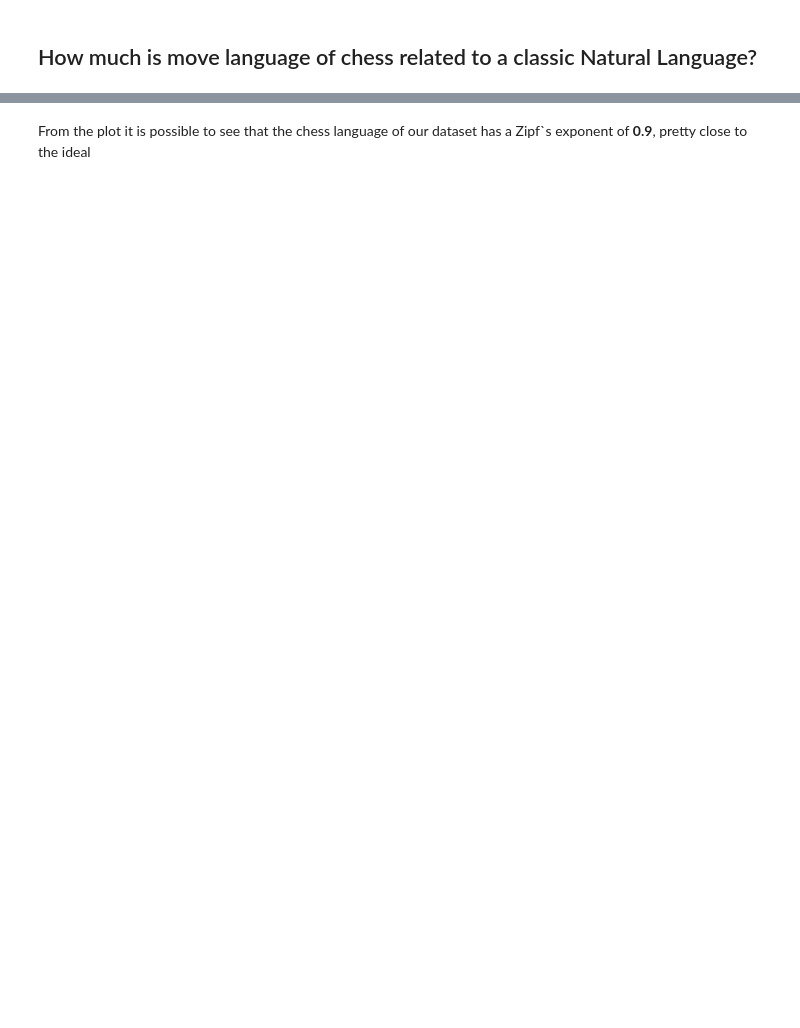
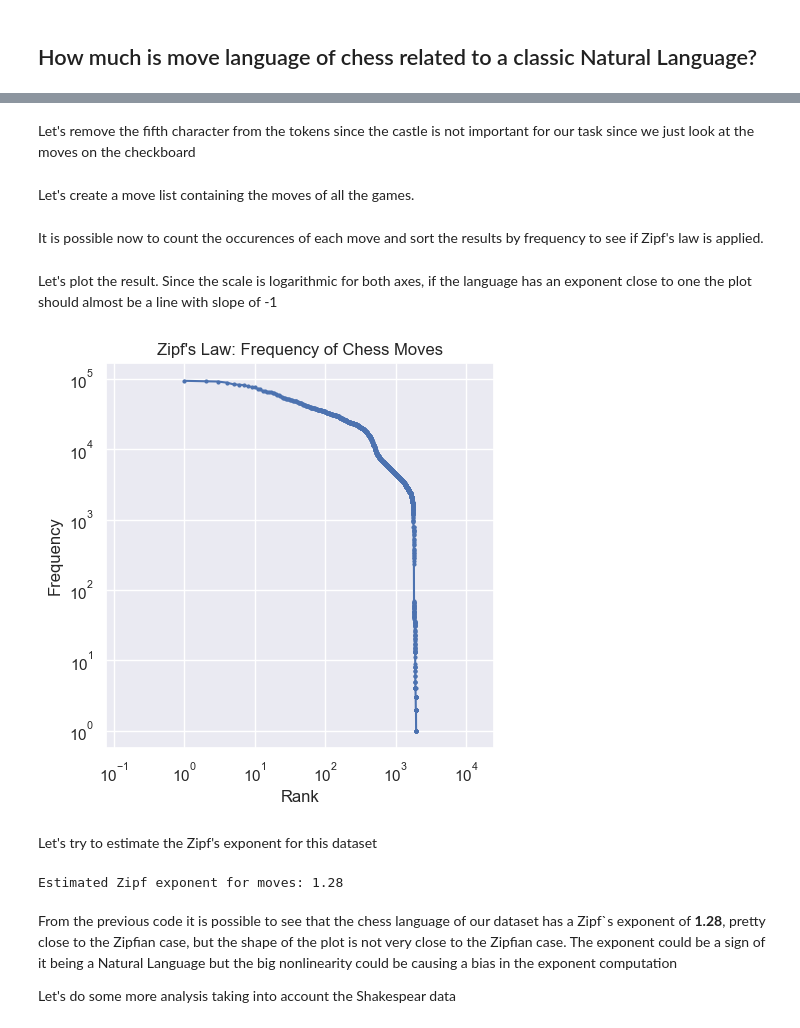
Before and after one commit to NLP-Project-PoliMi-2025/NLP-Project, a Jupyter notebook: notebooks/final_martina.ipynb, the cells around one changed output, grey strips where cells are left out. Saved outputs shown, nothing was run; the diff lists cells and outputs as text; code cells hidden in the pictures; blank space fills up the shorter version.

Commit message:
feat: Zipf's Law text

```diff
--- a/notebooks/final_martina.ipynb
+++ b/notebooks/final_martina.ipynb
@@ -29,0 +41,5 @@ The Zipf's exponent is useful to answer the question proposed since:
+# %%
+from nlpChess.utils.DatasetLoader import loadConcatenatedDataset
+ds = loadConcatenatedDataset()
+df = ds.to_pandas()
+df.head()
@@ -30,2 +53,53 @@ The Zipf's exponent is useful to answer the question proposed since:
+# %% [markdown]
+Let's remove the fifth character from the tokens since the castle is not important for our task since we just look at the moves on the checkboard
+# %%
+def removeFifthChar(string):
+    if len(string) < 5:
+        return string
+    return string[:4]
+
+#Apply the function to the 'moves' column
+df['moves'] = df['Moves'].apply(removeFifthChar)
+# %% [markdown]
+Let's create a move list containing the moves of all the games.
+# %%
+# Get all the performed moves
+# Concatenate all moves from all games into a single list
+moves = [move for game in df['Moves'] for move in game]
+# %% [markdown]
+It is possible now to count the occurences of each move and sort the results by frequency to see if Zipf's law is applied.
+# %%
+# Count the occurrences of each move
+move_counts = Counter(moves)
+
+# Sort the moves by frequency
+sorted_move_counts = move_counts.most_common()
+move_ranks = range(1, len(sorted_move_counts) + 1)
+move_frequencies = [count for fen, count in sorted_move_counts]
+# %% [markdown]
+Let's plot the result. Since the scale is logarithmic for both axes, if the language has an exponent close to one the plot should almost be a line with slope of -1
+# %%
+plt.figure(figsize=(5, 5))
+plt.loglog(move_ranks, move_frequencies, marker='o', markersize=2)
+plt.title("Zipf's Law: Frequency of Chess Moves")
+plt.xlabel("Rank")
+plt.ylabel("Frequency")
+plt.axis('equal')
+plt.show()
+# %% [output]
+[figure, added]
+# %% [markdown]
+Let's try to estimate the Zipf's exponent for this dataset
+# %%
+log_move_ranks = np.log(move_ranks)
+log_move_freqs = np.log(move_frequencies)
+move_coeffs = np.polyfit(log_move_ranks, log_move_freqs, 1)
+move_slope = move_coeffs[0]
+print(f"Estimated Zipf exponent for moves: {abs(move_slope):.2f}")
+# %% [output]
+Estimated Zipf exponent for moves: 1.28
 # %% [markdown]
-From the plot it is possible to see that the chess language of our dataset has a Zipf`s exponent of **0.9**, pretty close to the ideal
+From the previous code it is possible to see that the chess language of our dataset has a Zipf`s exponent of **1.28**, pretty close to the Zipfian case, but the shape of the plot is not very close to the Zipfian case.
+The exponent could be a sign of it being a Natural Language but the big nonlinearity could be causing a bias in the exponent computation
+
+Let's do some more analysis taking into account the Shakespear data
```
Also changed, not shown: parts of 27 cells of this notebook.
